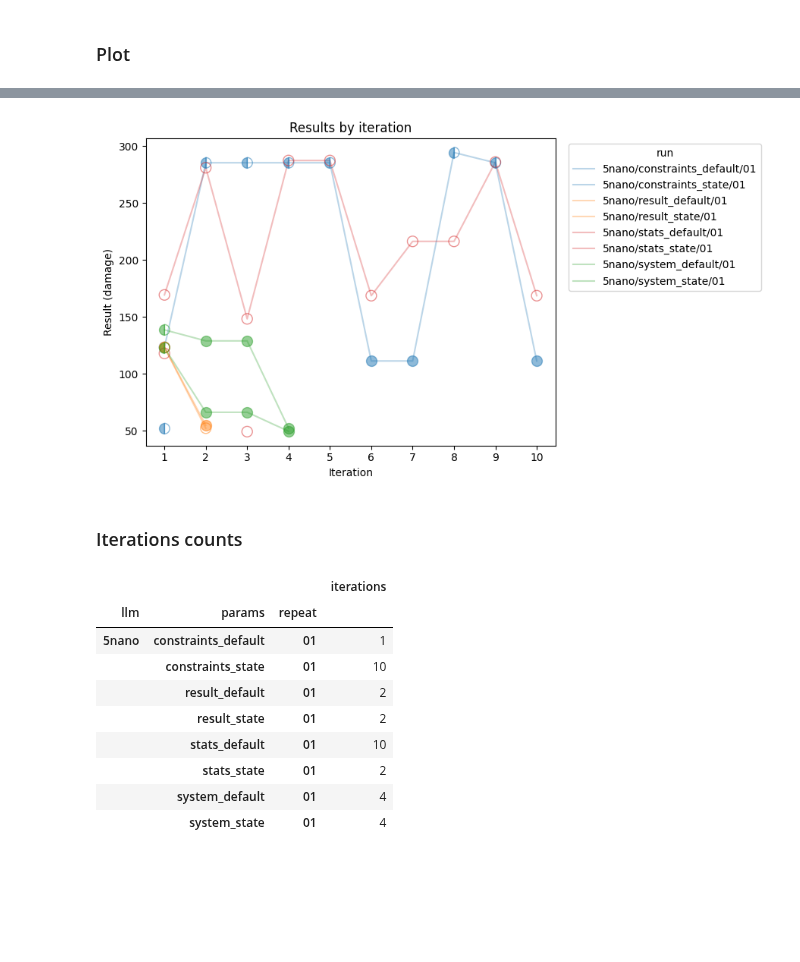
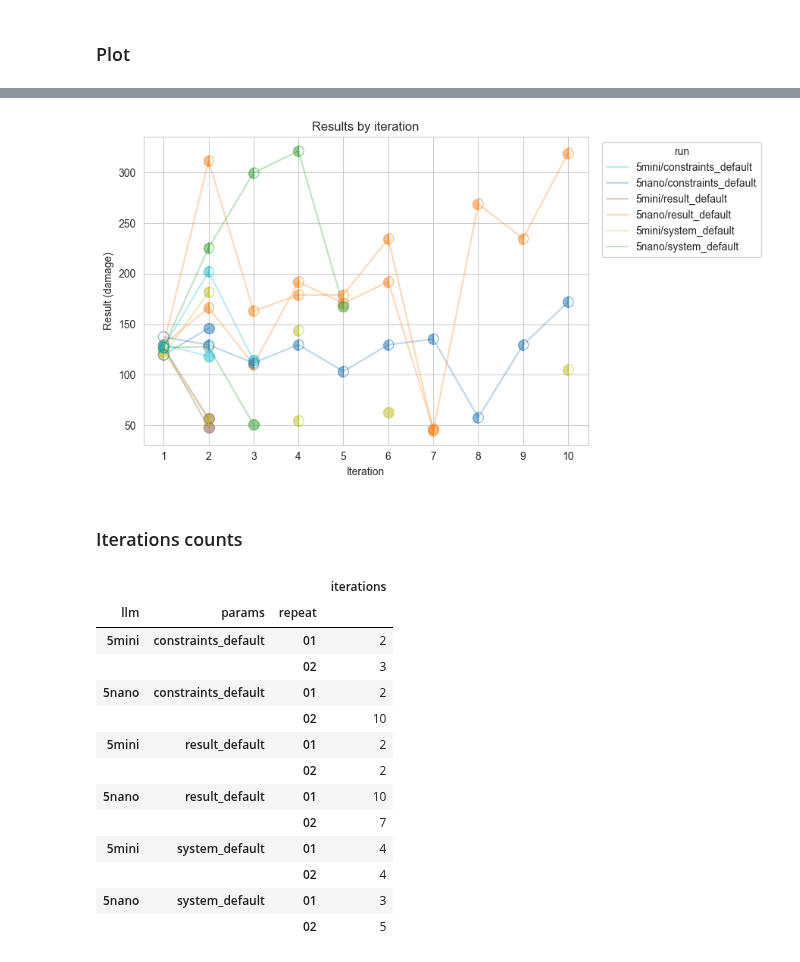
Before and after one commit to smartarch/llm-adaptation, a Jupyter notebook: generated_adaptations/plot_farm.ipynb, the cells around one changed output, grey strips where cells are left out. Saved outputs shown, nothing was run; the diff lists cells and outputs as text; code cells hidden in the pictures; blank space fills up the shorter version.

Commit message:
Allow running only functional tests

```diff
--- a/generated_adaptations/plot_farm.ipynb
+++ b/generated_adaptations/plot_farm.ipynb
@@ -25,12 +27,12 @@ pd.options.display.float_format = "{:,.1f}".format
 # %%
 prompts = {
     "default": "generated_adaptations/prompts_user/farm_strategy.md",
-    "state": "generated_adaptations/prompts_user/farm_strategy_state.md",
+    # "state": "generated_adaptations/prompts_user/farm_strategy_state.md",
 }
 variants = {
     "system": "system",
     "constraints": "all",
-    "stats": "stats",
+    # "stats": "stats",
     "result": "result",
 }
 llms = {
@@ -39,7 +41,7 @@ llms = {
     # "5mini": "gpt-5-mini-2025-08-07",
     # "5": "gpt-5-2025-08-07",
 }
-repeats = 1
+repeats = 2
 start = 1
 # %%
 # import generated_adaptations.generator as generator
@@ -167,0 +200,18 @@ plot_data
+# %%
+stop_by_constraints = plot_data.copy()
+
+def clear_after_pass(row):
+    passed = False
+
+    for col in row.index:
+        if not passed:
+            constraints_col = col.replace('_result', '_all')
+            if summary.loc[row.name, constraints_col] == "pass":
+                passed = True
+        else:
+            row[col] = np.nan
+    return row
+
+stop_by_constraints = stop_by_constraints.apply(clear_after_pass, axis=1)
+plot_data = stop_by_constraints
+stop_by_constraints
@@ -175,62 +240,75 @@ fig, ax = plt.subplots(figsize=(9, 5))
 for col, label in zip(orig_cols, labels):
     y = plot_df[col].values
     # draw the line for the run
-    color = colors[label.rsplit("/", 1)[0].rsplit("_", 1)[0]]
-    line, = ax.plot(x, y, '-', label=label, alpha=0.3, color=color)
+    label_no_repeat = label.rsplit("/", 1)[0]
+    # color = colors[label.rsplit("/", 1)[0].rsplit("_", 1)[0]]
+    if label_no_repeat not in colors:
+        continue
+
+    color = colors[label_no_repeat]
+    if label_no_repeat in ax.get_legend_handles_labels()[1]:
+        label_no_repeat = None
+    line, = ax.plot(x, y, '-', label=label_no_repeat, alpha=0.3, color=color)
 
     # collect indices by test status
     pass_idx, half_idx, fail_idx = [], [], []
     for i, result_col in enumerate(plot_df.index):  # e.g. '02_result'
         system_col = result_col.replace('_result', '_system')
-        user_col = result_col.replace('_result', '_user')
+        functional_col = result_col.replace('_result', '_functional')
+        all_col = result_col.replace('_result', '_all')
 
         system = summary.loc[col, system_col]
-        user = summary.loc[col, user_col]
+        functional = summary.loc[col, functional_col] if functional_col in summary.columns else summary.loc[col, all_col]
 
-        if system == "pass" and user == "pass":
+        if system == "pass" and functional == "pass":
             pass_idx.append(i)
         elif system == "pass":
             half_idx.append(i)
         else:
             fail_idx.append(i)
 
     # overplot markers (use same color as the line)
     scatter_kwargs = {
-        "zorder": 3, "s": 100, "alpha": 0.5
+        "zorder": 5 if "constraints" in label else 3,
+        "s": 100, "alpha": 0.5
     }
     if pass_idx:
         ax.scatter([x[i] for i in pass_idx], [y[i] for i in pass_idx], marker='o', color=color, **scatter_kwargs)
     if half_idx:
         ax.scatter([x[i] for i in half_idx], [y[i] for i in half_idx], marker=MarkerStyle("o", fillstyle="left"), color=color, **scatter_kwargs)
         ax.scatter([x[i] for i in half_idx], [y[i] for i in half_idx], marker=MarkerStyle("o", fillstyle="right"), color="none", edgecolors=color, **scatter_kwargs)
     if fail_idx:
         ax.scatter([x[i] for i in fail_idx], [y[i] for i in fail_idx], marker='o', color=color, facecolors='none', **scatter_kwargs)
 
 # finalize axes
 ax.set_xticks(x)
 ax.set_xticklabels(x)  # iterations 1,2,3,...
 ax.set_xlabel("Iteration")
 ax.set_ylabel("Result (damage)")
 ax.set_title("Results by iteration")
 ax.legend(title="run", bbox_to_anchor=(1.02, 1), loc="upper left")
 plt.tight_layout()
 plt.show()
 # %% [output]
-[figure, old version]
+[figure, new version]
 # %% [markdown]
 ### Iterations counts
 # %%
-iterations = summary.apply(lambda row: sum(1 for col in result_cols if row[col] != ""), axis=1, )
+iterations = plot_data.apply(lambda row: row.count(), axis=1)
 iterations = pd.DataFrame(iterations).rename(columns={0: "iterations"})
 iterations
 # %% [output]
 |  |  |  | iterations |
 | llm | params | repeat |  |
-| 5nano | constraints_default | 01 | 1 |
-|  | constraints_state | 01 | 10 |
-|  | result_default | 01 | 2 |
-|  | result_state | 01 | 2 |
-|  | stats_default | 01 | 10 |
-|  | stats_state | 01 | 2 |
-|  | system_default | 01 | 4 |
-|  | system_state | 01 | 4 |
+| 5mini | constraints_default | 01 | 2 |
+|  |  | 02 | 3 |
+| 5nano | constraints_default | 01 | 2 |
+|  |  | 02 | 10 |
+| 5mini | result_default | 01 | 2 |
+|  |  | 02 | 2 |
+| 5nano | result_default | 01 | 10 |
+|  |  | 02 | 7 |
+| 5mini | system_default | 01 | 4 |
+|  |  | 02 | 4 |
+| 5nano | system_default | 01 | 3 |
+|  |  | 02 | 5 |
```
Also changed, not shown: parts of 10 cells of this notebook, 9 other files.
